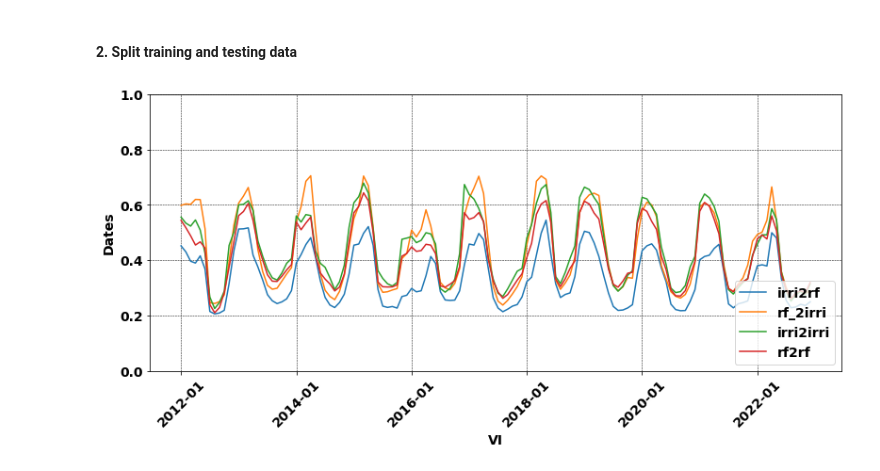
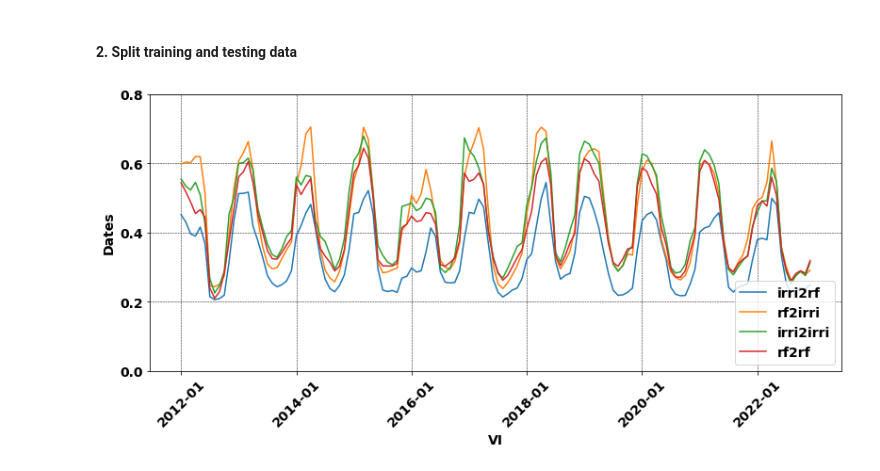
Before and after one commit to watermeloniiiii/rs_foundation_model, a Jupyter notebook: classification_on_irrigation.ipynb, the cells around one changed output. Drawn from its saved outputs; the diff is of its cells as text; code cells hidden in the pictures.

```diff
--- a/classification_on_irrigation.ipynb
+++ b/classification_on_irrigation.ipynb
@@ -18,14 +18,23 @@ def make_fig(
         ylim=None,
         xticks=None,
         yticks=None,
-        alpha=1):
+        alpha=1,
+        fill_range=False):
     plt.figure(1, figsize=(12, 6))
     if legend:
-        for i in range(len(xdata)):
-            plt.plot(xdata[i], ydata[i], label=legendlabel[i], c=c[i], alpha=alpha)
+        if not fill_range:
+            for i in range(len(xdata)):
+                plt.plot(xdata[i], ydata[i].mean(axis=0), label=legendlabel[i], c=c[i], alpha=alpha)
+        else:
+            for i in range(len(xdata)):
+                plt.fill_between(xdata[i], ydata[i].mean(axis=0) - ydata[i].std(axis=0), ydata[i].mean(axis=0) + ydata[i].std(axis=0), color=c[0], alpha=alpha, label=legendlabel[i])
     else:
-        for i in range(len(xdata)):
-            plt.plot(xdata[i], ydata[i], c=c[i], alpha=alpha)
+        if not fill_range:
+            for i in range(len(xdata)):
+                plt.plot(xdata[i], ydata[i].mean(axis=0), c=c[i], alpha=alpha)
+        else:
+            for i in range(len(xdata)):
+                plt.fill_between(xdata[i], ydata[i].mean(axis=0) - ydata[i].std(axis=0), ydata[i].mean(axis=0) + ydata[i].std(axis=0), color=c[0], alpha=alpha)
     ax = plt.gca()
     for l in ax.get_xticklabels() + ax.get_yticklabels():
         l.set_size(14)
@@ -194,36 +209,36 @@ for region in testing_region:
             except:
                 rf = pd.DataFrame(data=[], columns=[f"{vi}_{i}" for i in range(1, 13)])
             rf.rename(columns=new_name, inplace=True)
             rf = rf.fillna(0)
             if year == 2012 and vi == "NDVI":
                 irri["class"] = 0
                 rf["class"] = 1
             combined = pd.concat([irri, rf], axis=0)
             combined_VI = pd.concat([combined_VI, combined], axis=1)
         testing_samples = pd.concat([testing_samples, combined_VI], axis=1)
     testing_samples = testing_samples.reset_index(drop=True)
     index_test = testing_samples.index
     X_test = testing_samples.drop(columns=["class"]).to_numpy()
     y_test = testing_samples["class"].to_numpy()
     y_pred = clf.predict(X_test)
     cm = confusion_matrix(y_test, y_pred)
     index_irri_2_rf = testing_samples.index[(np.logical_and(y_test == 0, y_pred == 1))]
     index_rf_2_irri = testing_samples.index[(np.logical_and(y_test == 1, y_pred == 0))]
     index_irri_2_irri = testing_samples.index[(np.logical_and(y_test == 0, y_pred == 0))]
     index_rf_2_rf = testing_samples.index[(np.logical_and(y_test == 1, y_pred == 1))]
     selected_columns = testing_samples.columns[testing_samples.columns.str.contains("NDVI")]
     samples_viz = testing_samples[selected_columns]
     make_fig(
         xdata=[range(0, 132) for _ in range(4)],
-        ydata=[samples_viz.loc[i] for i in index_irri_2_rf] + [samples_viz.loc[i] for i in index_rf_2_irri] +
-        [samples_viz.loc[i] for i in index_irri_2_irri] + [samples_viz.loc[i] for i in index_rf_2_rf],
-        legendlabel=["irri2rf", "rf_2irri", "irri2irri", "rf2rf"],
+        ydata=[[samples_viz.loc[i] for i in index_irri_2_rf], [samples_viz.loc[i] for i in index_rf_2_irri],
+        [samples_viz.loc[i] for i in index_irri_2_irri], [samples_viz.loc[i] for i in index_rf_2_rf]]
+        legendlabel=["irri2rf", "rf2irri", "irri2irri", "rf2rf"],
         xlabel="VI",
         ylabel="Dates",
         c=["C0", "C1", "C2", "C3"],
-        ylim=(0, 1),
-        yticks=[0, 0.2, 0.4, 0.6, 0.8, 1],
+        ylim=(0, 0.8),
+        yticks=[0, 0.2, 0.4, 0.6, 0.8],
         alpha=1)
     break
 # %% [output]
-[figure, old version]
+[figure, new version]
```
Also changed, not shown: parts of 2 cells of this notebook.
